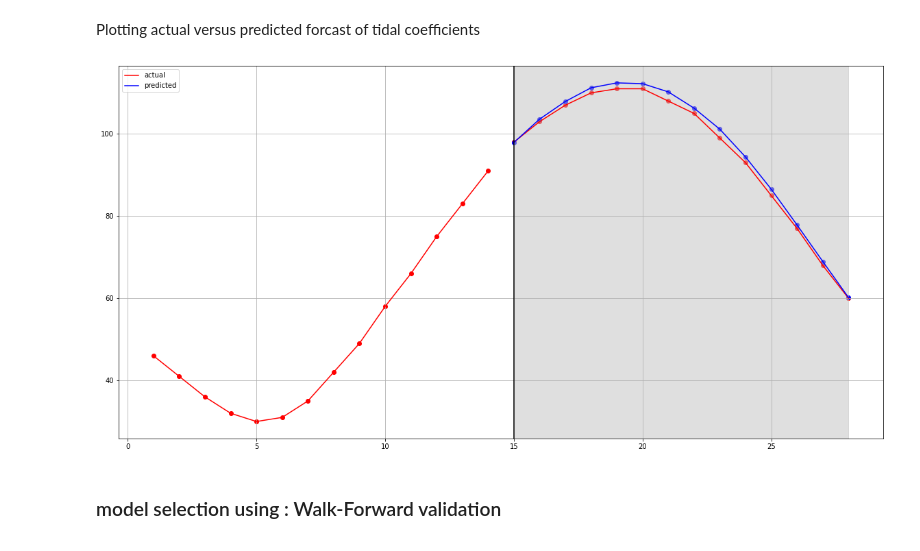
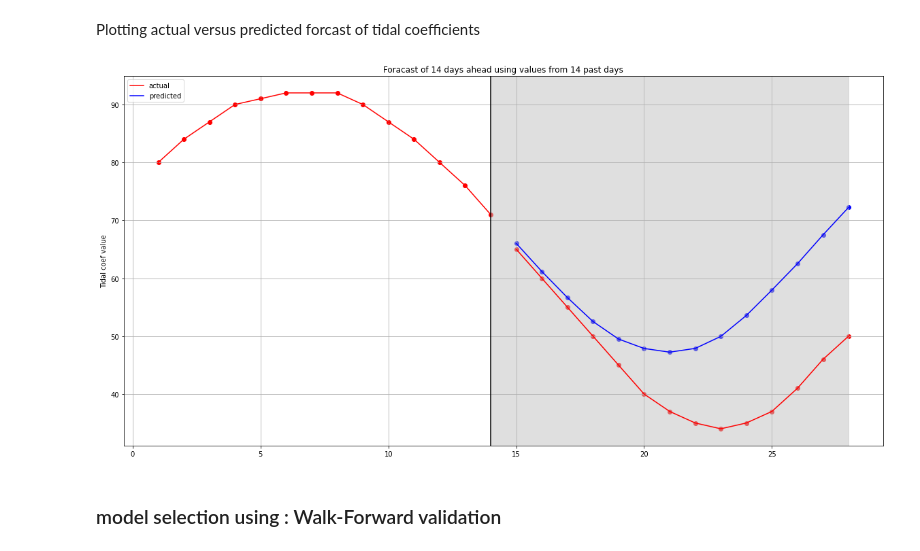
Before and after one commit to otmane-el-aloi/Prediction-of-tidal-coefficients, a Jupyter notebook: dataAnalysisOtmane.ipynb, the cells around one changed output. Cells and saved outputs as stored; diff of their text form; code cells hidden in the pictures.

```diff
--- a/dataAnalysisOtmane.ipynb
+++ b/dataAnalysisOtmane.ipynb
@@ -476,29 +481,34 @@ The errors above indicate that our model performs well for the first value of th
 # %% [markdown]
 Plotting actual versus predicted forcast of tidal coefficients
 # %%
-i=208
+def plot_forcast(X, y, y_pred, data_index):
+    plt.figure(figsize = (20,10))
+    past_values = len(X[0])
+    step = len(y[0])
+    # Input
+    plt.scatter(np.arange(past_values)+1, X[i], color = "red")
+    plt.plot(np.arange(past_values)+1, X[i], color = "red")
 
-plt.figure(figsize = (20,10))
-# Input
-plt.scatter(np.arange(14)+1, X_test[i], color = "red")
-plt.plot(np.arange(14)+1, X_test[i], color = "red")
+    # Ouptut (actual)
+    plt.scatter(np.arange(past_values)+step+1, y[i], color = "red")
+    plt.plot(np.arange(past_values)+step+1, y[i], color = "red", label = "actual")
 
-# Ouptut (actual)
-plt.scatter(np.arange(14)+15, y_test[i], color = "red")
-plt.plot(np.arange(14)+15, y_test[i], color = "red", label = "actual")
+    # Ouput (predicted)
+    plt.scatter(np.arange(past_values)+step+1, y_pred[i], color ="blue")
+    plt.plot(np.arange(past_values)+step+1, y_pred[i], color = "blue",  label = "predicted")
 
-# Ouput (predicted)
-plt.scatter(np.arange(14)+15, y_predicted[i], color ="blue")
-plt.plot(np.arange(14)+15, y_predicted[i], color = "blue",  label = "predicted")
+    # Decoration
+    plt.axvline(x=step, color = "black")
+    plt.axvspan(step, step+past_values, alpha=0.5, color='silver')
 
-# Decoration
-plt.axvline(x=15, color = "black")
-plt.axvspan(15, 28, alpha=0.5, color='silver')
-
-plt.legend()
-plt.grid();
+    plt.ylabel("Tidal coef value")
+    plt.title("Foracast of {} days ahead using values from {} past days".format(step, past_values))
+    plt.legend()
+    plt.grid();
-# %% [output]
-[figure, removed]
+# %%
+plot_forcast(X_test, y_test, y_predicted, 209)
+# %% [output]
+[figure, added]
 # %% [markdown]
 ### model selection using : Walk-Forward validation
 # %% [markdown]
```
Also changed, not shown: parts of 19 cells of this notebook, 12 other files.
